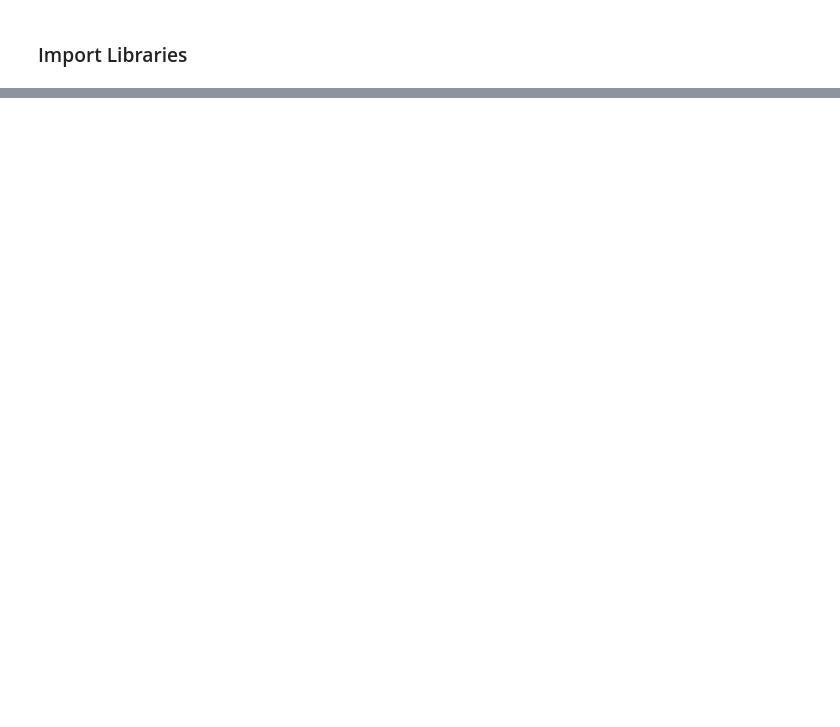
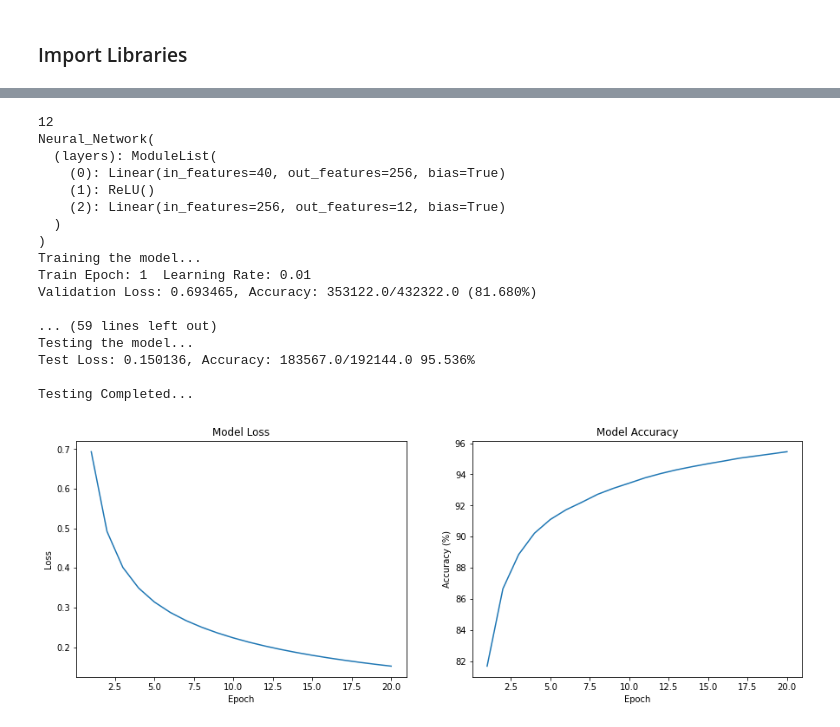
Before and after one commit to pm-pratyush/Human-Activity-Classification, a Jupyter notebook: src/Project_NN.ipynb, the cells around one changed output, grey strips where cells are left out. Saved outputs shown, nothing was run; the diff lists cells and outputs as text; code cells hidden in the pictures; blank space fills up the shorter version.

```diff
--- a/src/Project_NN.ipynb
+++ b/src/Project_NN.ipynb
@@ -139,24 +139,37 @@ class PAMAP2Dataset(Dataset):
     def __getitem__(self, idx):
         return self.X[idx], self.y[idx]
 # %%
-batch_size = 251
+batch_size = 512
+
 train_dataset = PAMAP2Dataset(X_train, y_train)
 train_loader = DataLoader(train_dataset, batch_size=batch_size, shuffle=True)
 
+validation_dataset = PAMAP2Dataset(X_val, y_val)
+validation_loader = DataLoader(validation_dataset, batch_size=batch_size, shuffle=True)
+
 test_dataset = PAMAP2Dataset(X_test, y_test)
 test_loader = DataLoader(test_dataset, batch_size=batch_size, shuffle=False)
 # %%
 class Neural_Network(nn.Module):
-    def __init__(self, input_size, hidden_sizes, output_size):
+    def __init__(self, input_size, hidden_sizes, output_size, batchNorm = True, dropOut = True, dropOutProb=0.1):
         super(Neural_Network,self).__init__()
         self.layers = nn.ModuleList()
 
         # The input layer just holds the input data and no calculation is performed. Therefore, no activation function is used there.
         self.layers.append(nn.Linear(input_size, hidden_sizes[0]))
+        if (batchNorm == True):
+            self.layers.append(nn.BatchNorm1d(hidden_sizes[0]))
+        self.layers.append(nn.ReLU());
+        if (dropOut == True):
+            self.layers.append(nn.Dropout(p=dropOutProb))
 
         for i in range(len(hidden_sizes) - 1):
             self.layers.append(nn.Linear(hidden_sizes[i], hidden_sizes[i + 1]))
+            if (batchNorm == True):
+                self.layers.append(nn.BatchNorm1d(hidden_sizes[i + 1]))
             self.layers.append(nn.ReLU())
+            if (dropOut == True):
+                self.layers.append(nn.Dropout(p=dropOutProb))
 
         self.layers.append(nn.Linear(hidden_sizes[-1], output_size))
 
@@ -246,0 +310,42 @@ print(np.unique(y_train))
+# %%
+# SGD Optmizer, No drouput, No batchnorm
+input_size = X_train.shape[1]
+hidden_size = [256]
+output_size = 12
+print(output_size)
+
+model = Neural_Network(input_size, hidden_size, output_size, dropOut = False, batchNorm = False).to(device)
+criterion = nn.CrossEntropyLoss()
+optimizer = optim.SGD(model.parameters(), lr=0.01)
+print(model)
+
+tnt = Trainer_Validator_Tester(model, optimizer, criterion, train_loader, validation_loader, test_loader)
+
+print("Training the model...")
+tnt.train_and_validate(20)
+print("Training Completed...")
+print()
+print("Testing the model...")
+tnt.test()
+print("Testing Completed...")
+
+tnt.plot_loss_and_accuracy()
+# %% [output]
+12
+Neural_Network(
+  (layers): ModuleList(
+    (0): Linear(in_features=40, out_features=256, bias=True)
+    (1): ReLU()
+    (2): Linear(in_features=256, out_features=12, bias=True)
+  )
+)
+Training the model...
+Train Epoch: 1  Learning Rate: 0.01
+Validation Loss: 0.693465, Accuracy: 353122.0/432322.0 (81.680%)
+
+... (59 lines left out)
+Testing the model...
+Test Loss: 0.150136, Accuracy: 183567.0/192144.0 95.536%
+
+Testing Completed...
+[figure, added]
```
Also changed, not shown: parts of 17 cells of this notebook, 10 other files.
